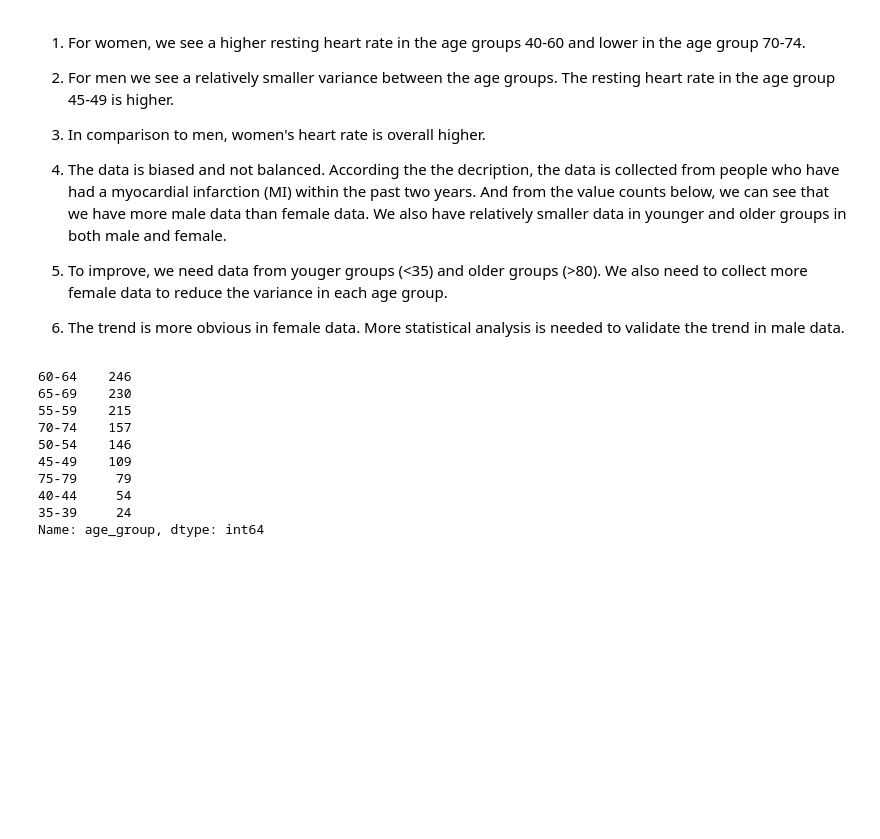
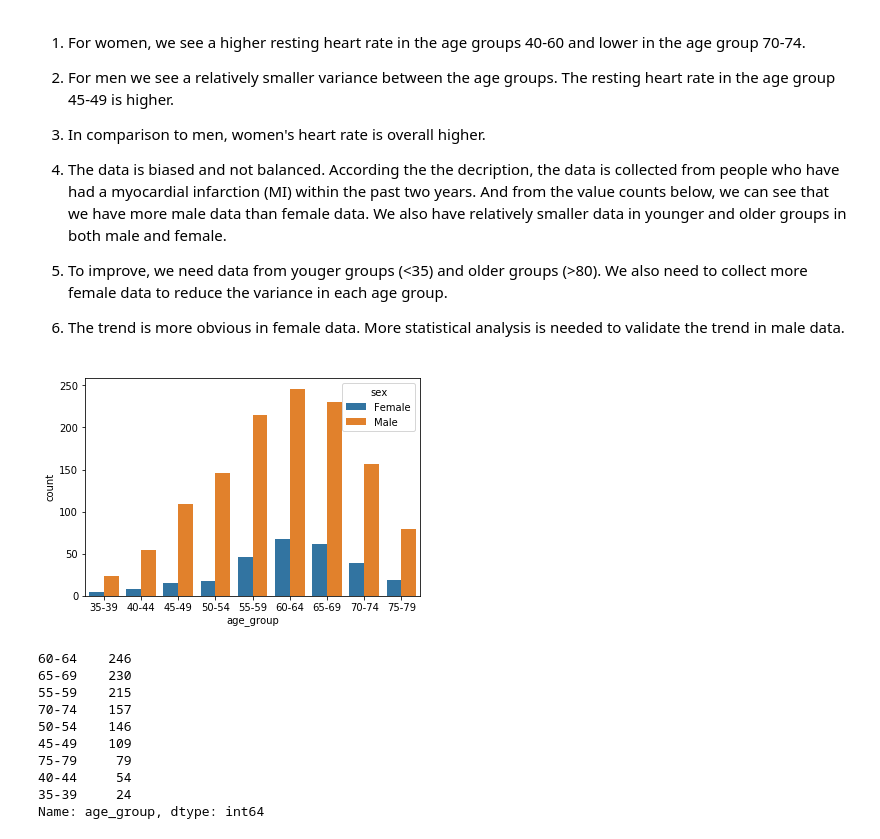
Before and after one commit to sliao-mi-luku/AI-for-healthcare, a Jupyter notebook: projects/pulse_rate_algorithm/clinical_app_starter.ipynb, the cells around one changed output. Saved outputs shown, nothing was run; the diff lists cells and outputs as text; code cells hidden in the pictures; blank space fills up the shorter version.

```diff
--- a/projects/pulse_rate_algorithm/clinical_app_starter.ipynb
+++ b/projects/pulse_rate_algorithm/clinical_app_starter.ipynb
@@ -171,6 +163,11 @@ Your write-up will go here...
 5. To improve, we need data from youger groups (<35) and older groups (>80). We also need to collect more female data to reduce the variance in each age group.
 
 6. The trend is more obvious in female data. More statistical analysis is needed to validate the trend in male data.
+# %%
+# age composition of male and female
+ax = sns.countplot(x="age_group", hue="sex", data=df, order=sorted(df['age_group'].unique()))
+# %% [output]
+[figure, added]
 # %%
 ## age composition of male
 df[df['sex']=='Male']['age_group'].value_counts()
```
Also changed, not shown: parts of 3 cells of this notebook, 2 other files.
